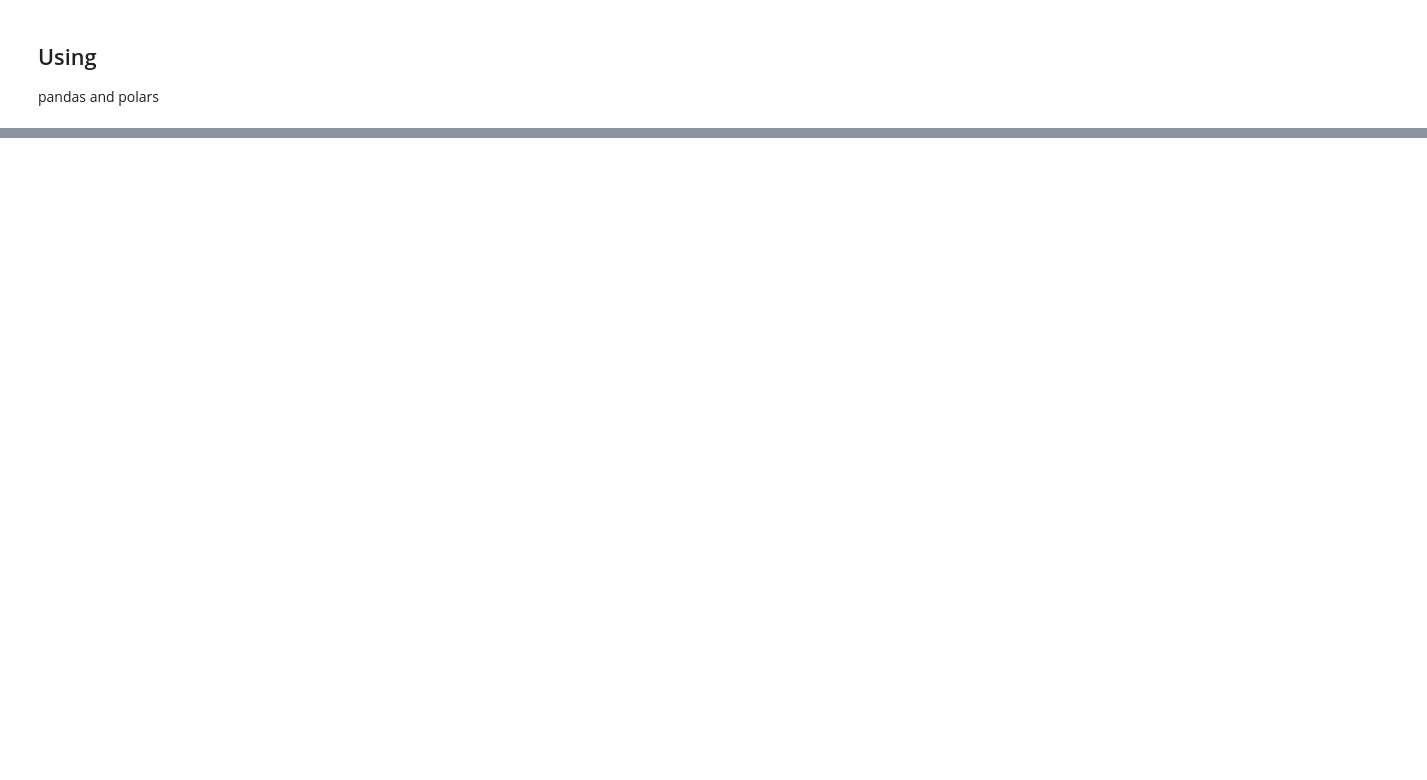
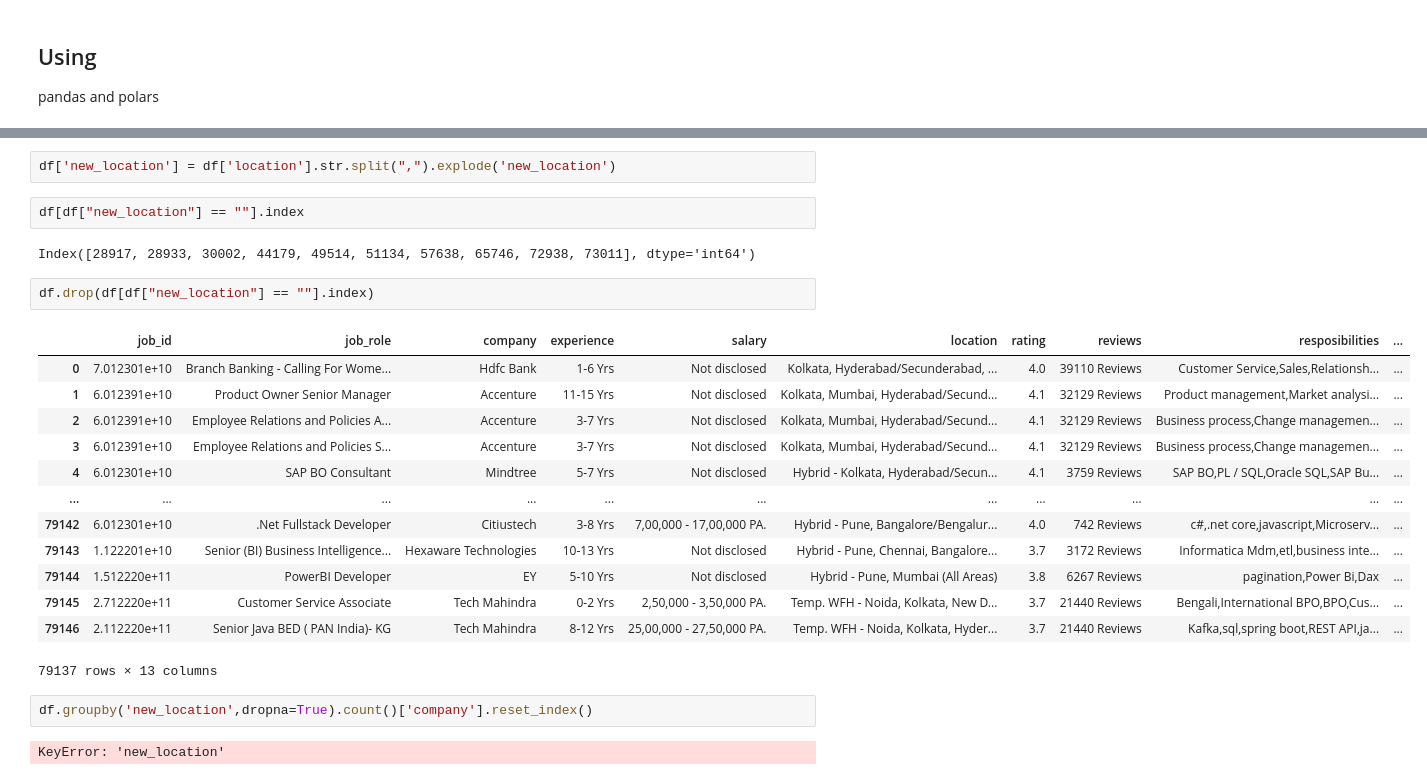
Before and after one commit to ChandrashekharRobbi/Excel-and-Pandas, a Jupyter notebook: Notebook 1.ipynb, the cells around one changed output, grey strips where cells are left out. Saved outputs shown, nothing was run; the diff lists cells and outputs as text; blank space fills up the shorter version.

```diff
--- a/Notebook 1.ipynb
+++ b/Notebook 1.ipynb
@@ -167,0 +146,26 @@ df.groupby('new_location',dropna=True).count()['company'].reset_index()
+# %%
+df['new_location'] = df['location'].str.split(",").explode('new_location')
+# %%
+df[df["new_location"] == ""].index
+# %% [output]
+Index([28917, 28933, 30002, 44179, 49514, 51134, 57638, 65746, 72938, 73011], dtype='int64')
+# %%
+df.drop(df[df["new_location"] == ""].index)
+# %% [output]
+|  | job_id | job_role | company | experience | salary | location | rating | reviews | resposibilities | ... |
+| 0 | 7.012301e+10 | Branch Banking - Calling For Wome... | Hdfc Bank | 1-6 Yrs | Not disclosed | Kolkata, Hyderabad/Secunderabad, ... | 4.0 | 39110 Reviews | Customer Service,Sales,Relationsh... | ... |
+| 1 | 6.012391e+10 | Product Owner Senior Manager | Accenture | 11-15 Yrs | Not disclosed | Kolkata, Mumbai, Hyderabad/Secund... | 4.1 | 32129 Reviews | Product management,Market analysi... | ... |
+| 2 | 6.012391e+10 | Employee Relations and Policies A... | Accenture | 3-7 Yrs | Not disclosed | Kolkata, Mumbai, Hyderabad/Secund... | 4.1 | 32129 Reviews | Business process,Change managemen... | ... |
+| 3 | 6.012391e+10 | Employee Relations and Policies S... | Accenture | 3-7 Yrs | Not disclosed | Kolkata, Mumbai, Hyderabad/Secund... | 4.1 | 32129 Reviews | Business process,Change managemen... | ... |
+| 4 | 6.012301e+10 | SAP BO Consultant | Mindtree | 5-7 Yrs | Not disclosed | Hybrid - Kolkata, Hyderabad/Secun... | 4.1 | 3759 Reviews | SAP BO,PL / SQL,Oracle SQL,SAP Bu... | ... |
+| ... | ... | ... | ... | ... | ... | ... | ... | ... | ... | ... |
+| 79142 | 6.012301e+10 | .Net Fullstack Developer | Citiustech | 3-8 Yrs | 7,00,000 - 17,00,000 PA. | Hybrid - Pune, Bangalore/Bengalur... | 4.0 | 742 Reviews | c#,.net core,javascript,Microserv... | ... |
+| 79143 | 1.122201e+10 | Senior (BI) Business Intelligence... | Hexaware Technologies | 10-13 Yrs | Not disclosed | Hybrid - Pune, Chennai, Bangalore... | 3.7 | 3172 Reviews | Informatica Mdm,etl,business inte... | ... |
+| 79144 | 1.512220e+11 | PowerBI Developer | EY | 5-10 Yrs | Not disclosed | Hybrid - Pune, Mumbai (All Areas) | 3.8 | 6267 Reviews | pagination,Power Bi,Dax | ... |
+| 79145 | 2.712220e+11 | Customer Service Associate | Tech Mahindra | 0-2 Yrs | 2,50,000 - 3,50,000 PA. | Temp. WFH - Noida, Kolkata, New D... | 3.7 | 21440 Reviews | Bengali,International BPO,BPO,Cus... | ... |
+| 79146 | 2.112220e+11 | Senior Java BED ( PAN India)- KG | Tech Mahindra | 8-12 Yrs | 25,00,000 - 27,50,000 PA. | Temp. WFH - Noida, Kolkata, Hyder... | 3.7 | 21440 Reviews | Kafka,sql,spring boot,REST API,ja... | ... |
+79137 rows × 13 columns
+# %%
+df.groupby('new_location',dropna=True).count()['company'].reset_index()
+# %% [output]
+KeyError: 'new_location'
```
Also changed, not shown: parts of 15 cells of this notebook.
